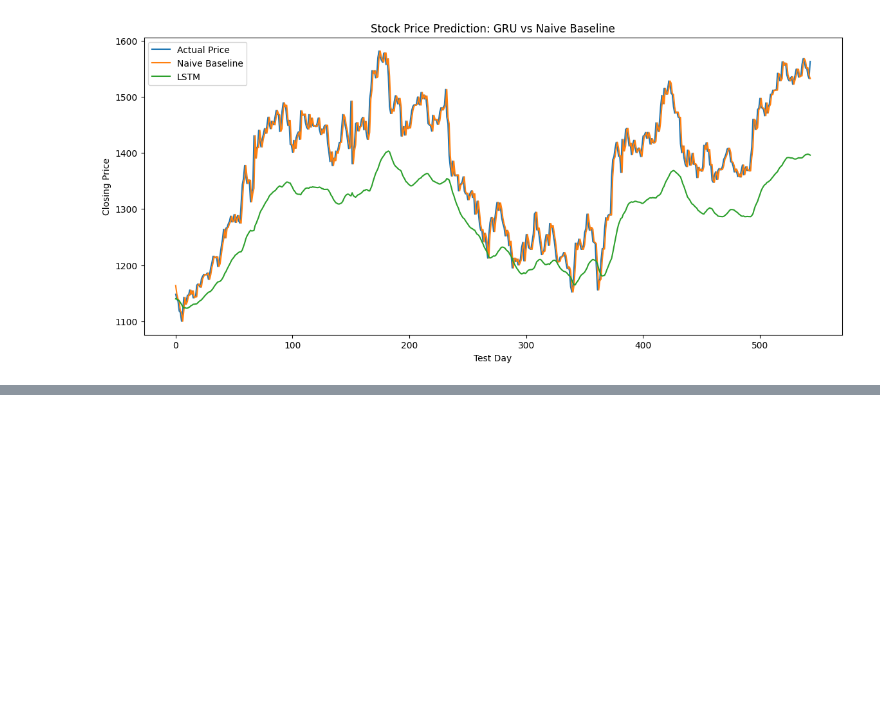
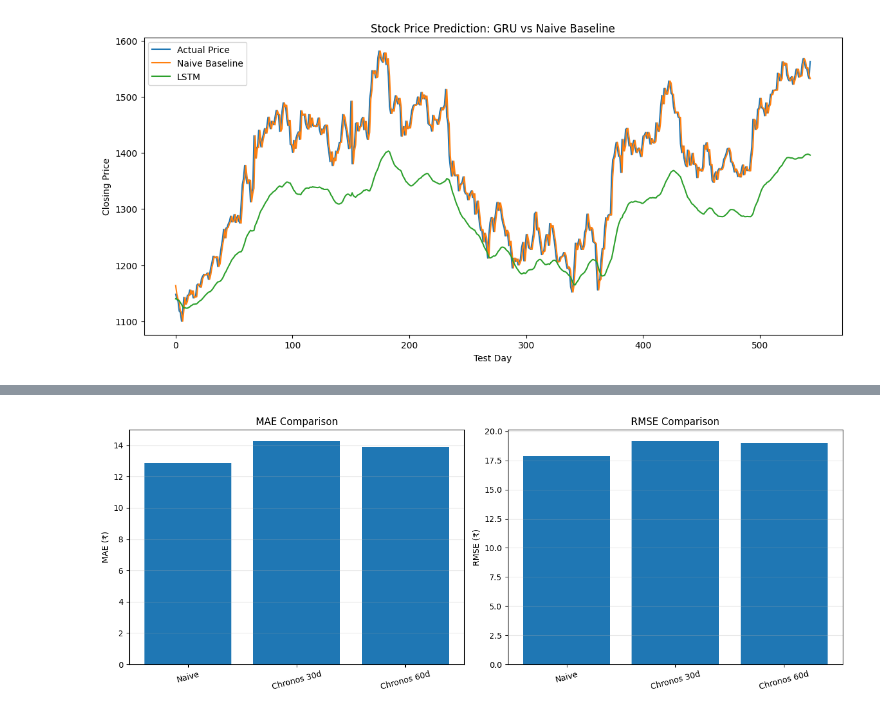
Before and after one commit to priyansh-commits/Deep_Learning, a Jupyter notebook: stock_price_prediction.ipynb, the cells around one changed output, grey strips where cells are left out. Drawn from its saved outputs; the diff is of its cells as text; code cells hidden in the pictures; blank space fills up the shorter version.

```diff
--- a/stock_price_prediction.ipynb
+++ b/stock_price_prediction.ipynb
@@ -363,0 +481,20 @@ plt.show()
+# %%
+days = 120
+
+contexts_120 = np.stack([
+    close_prices[i-days:i]
+    for i in range(split_idx, len(close_prices))
+])
+
+forecast_120 = chronos.predict(
+    torch.tensor(contexts_120, dtype=torch.float32),
+    prediction_length=1
+)
+
+chronos_pred_120 = forecast_120[:, 4, 0].cpu().numpy()
+
+print("Chronos 120-day MAE:",
+      mean_absolute_error(test_close, chronos_pred_120))
+
+print("Chronos 120-day RMSE:",
+      np.sqrt(mean_squared_error(test_close, chronos_pred_120)))
@@ -363,0 +728,31 @@ plt.show()
+# %%
+fig, axes = plt.subplots(1, 2, figsize=(13, 5))
+
+labels = ["Naive", "Chronos 30d", "Chronos 60d"]
+mae_values = [
+    results_df.iloc[0]["MAE"],
+    results_df.iloc[1]["MAE"],
+    results_df.iloc[2]["MAE"]
+]
+rmse_values = [
+    results_df.iloc[0]["RMSE"],
+    results_df.iloc[1]["RMSE"],
+    results_df.iloc[2]["RMSE"]
+]
+
+axes[0].bar(labels, mae_values)
+axes[0].set_title("MAE Comparison")
+axes[0].set_ylabel("MAE (₹)")
+
+axes[1].bar(labels, rmse_values)
+axes[1].set_title("RMSE Comparison")
+axes[1].set_ylabel("RMSE (₹)")
+
+for ax in axes:
+    ax.tick_params(axis="x", rotation=15)
+    ax.grid(axis="y", alpha=0.3)
+
+plt.tight_layout()
+plt.show()
+# %% [output]
+[figure, added]
```
Also changed, not shown: parts of 22 cells of this notebook.
